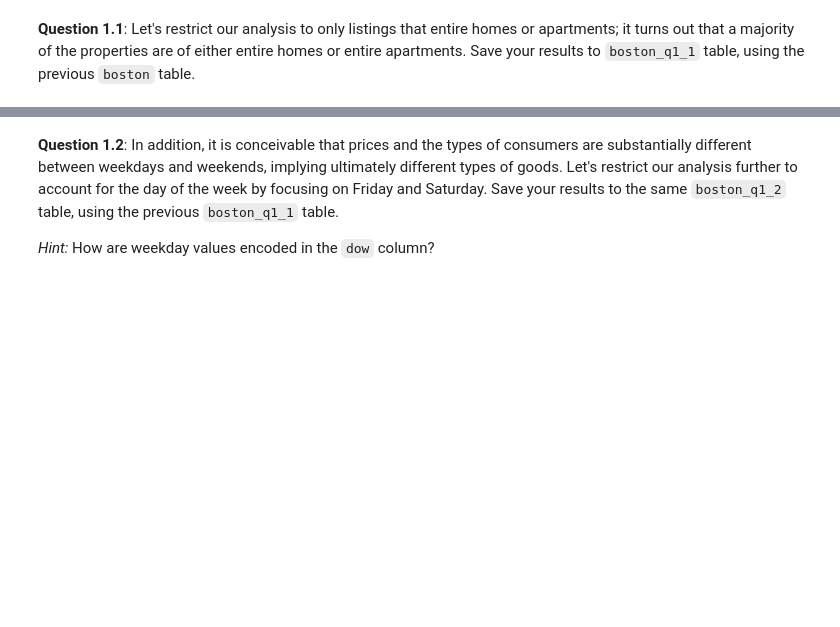
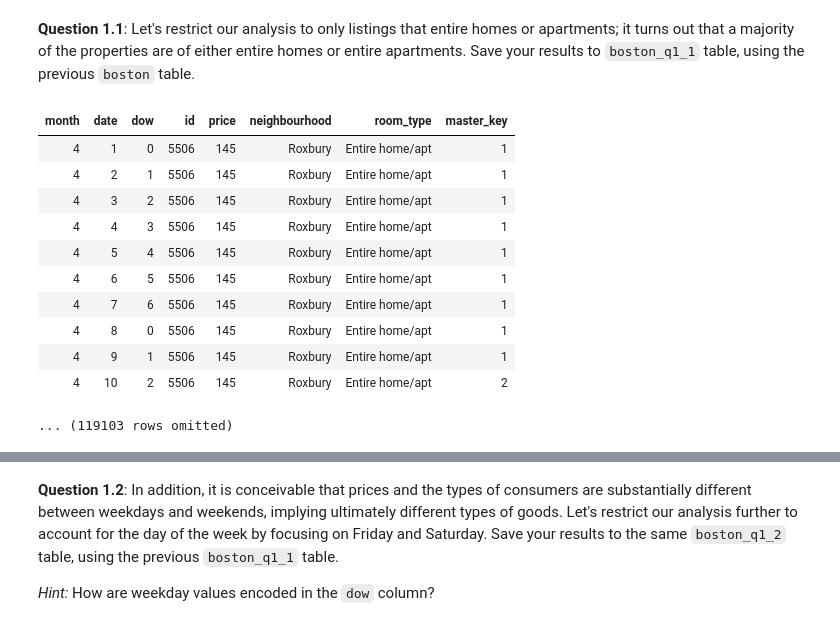
Before and after one commit to data-88e/fa25-student, a Jupyter notebook: proj/proj01/proj01.ipynb, the cells around one changed output, grey strips where cells are left out. Saved outputs shown, nothing was run; the diff lists cells and outputs as text; code cells hidden in the pictures; blank space fills up the shorter version.

```diff
--- a/proj/proj01/proj01.ipynb
+++ b/proj/proj01/proj01.ipynb
@@ -81,2 +115,18 @@ boston_q1_1
+# %%
+boston_q1_1 = boston.where("room_type", are.equal_to("Entire home/apt"))
+boston_q1_1
+# %% [output]
+| month | date | dow | id | price | neighbourhood | room_type | master_key |
+| 4 | 1 | 0 | 5506 | 145 | Roxbury | Entire home/apt | 1 |
+| 4 | 2 | 1 | 5506 | 145 | Roxbury | Entire home/apt | 1 |
+| 4 | 3 | 2 | 5506 | 145 | Roxbury | Entire home/apt | 1 |
+| 4 | 4 | 3 | 5506 | 145 | Roxbury | Entire home/apt | 1 |
+| 4 | 5 | 4 | 5506 | 145 | Roxbury | Entire home/apt | 1 |
+| 4 | 6 | 5 | 5506 | 145 | Roxbury | Entire home/apt | 1 |
+| 4 | 7 | 6 | 5506 | 145 | Roxbury | Entire home/apt | 1 |
+| 4 | 8 | 0 | 5506 | 145 | Roxbury | Entire home/apt | 1 |
+| 4 | 9 | 1 | 5506 | 145 | Roxbury | Entire home/apt | 1 |
+| 4 | 10 | 2 | 5506 | 145 | Roxbury | Entire home/apt | 2 |
+... (119103 rows omitted)
 # %%
 grader.check("q1_1")
```
Also changed, not shown: parts of 9 cells of this notebook.
